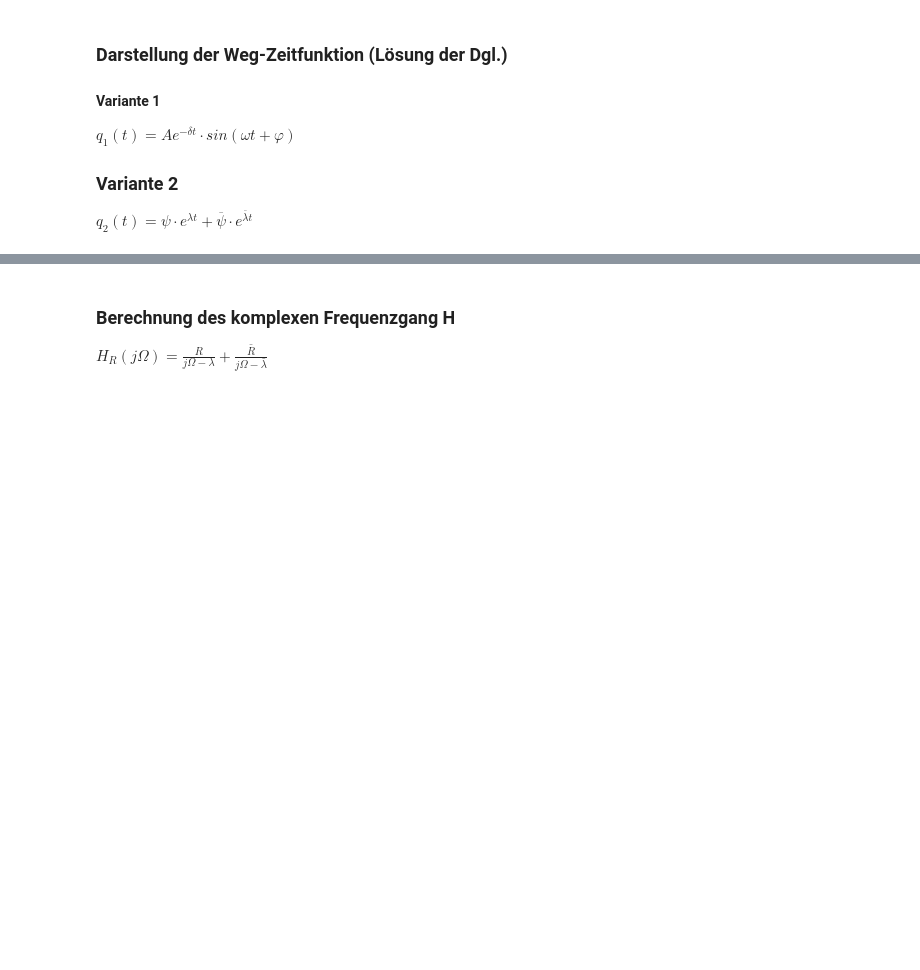
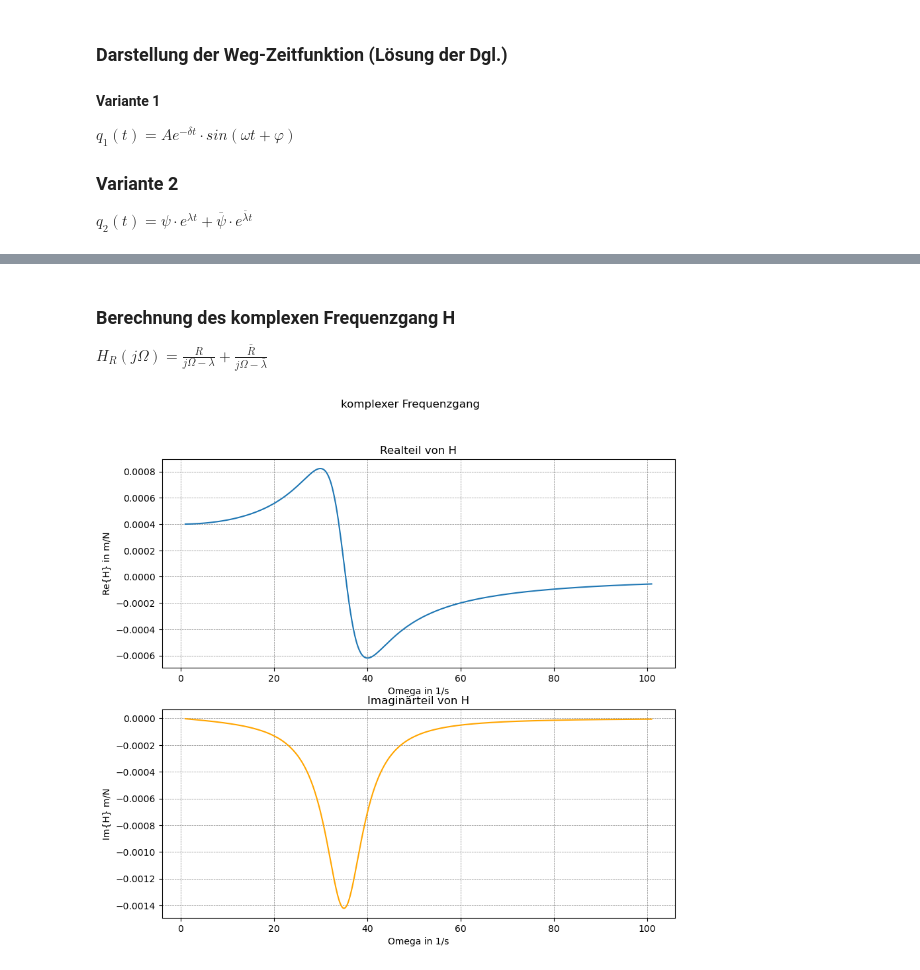
Before and after one commit to Feinmechaniker/Modalanalysis, a Jupyter notebook: SDOF/SDOF.ipynb, the cells around one changed output, grey strips where cells are left out. Cells and saved outputs as stored; diff of their text form; code cells hidden in the pictures; blank space fills up the shorter version.

```diff
--- a/SDOF/SDOF.ipynb
+++ b/SDOF/SDOF.ipynb
@@ -218,6 +222,6 @@ plt.show()
-# %% [markdown]
-### Berechnung des komplexen Frequenzgang H
-$ H_{R}(j \Omega ) = \frac{R}{j \Omega - \lambda} + \frac{\bar{R}}{j \Omega - \bar{\lambda}} $
+# %% [markdown]
+### Berechnung des komplexen Frequenzgang H
+$ H_{R}(j \Omega ) = \frac{R}{j \Omega - \lambda} + \frac{\bar{R}}{j \Omega - \bar{\lambda}} $
 # %%
 # Erregerfrequenz
 omega_start = 1  # Startwert
@@ -258,3 +238,29 @@ plt.show()
+# %%
+# Darstellung des Frequenzgang als Real- und Imaginärteil
+fig, axs = plt.subplots(2, 1,figsize=(10,9))
+fig.suptitle('komplexer Frequenzgang')
+
+# Zeige ein Gitternetz im Hintergrund an
+plt.grid(color='gray', linestyle='--', linewidth=0.5)
+
+# Erstes Gitter mit Realteil
+axs[0].grid(True, color='gray', linestyle='--', linewidth=0.5)  # Gitternetz einblenden
+axs[0].plot(omega_e, frf_r)
+axs[0].set_xlabel('Omega in 1/s')
+axs[0].set_ylabel('Re{H} in m/N')
+axs[0].set_title('Realteil von H')
+
+# Zweites Gitter mit Imaginärteil
+axs[1].grid(True, color='gray', linestyle='--', linewidth=0.5)  # Gitternetz einblenden
+axs[1].plot(omega_e, frf_i, color='orange')  # mit angepasster Farbe
+axs[1].set_xlabel('Omega in 1/s')
+axs[1].set_ylabel('Im{H} m/N')
+axs[1].set_title('Imaginärteil von H')
+
+# Zeige die Plots an
+plt.show()
+# %% [output]
+[figure, added]
 # %%
 # Darstellung des Frequnzgang in Betrag und Phase
 fig, axs = plt.subplots(2, 1,figsize=(10,9))
```
Also changed, not shown: parts of 10 cells of this notebook, 4 other files.
